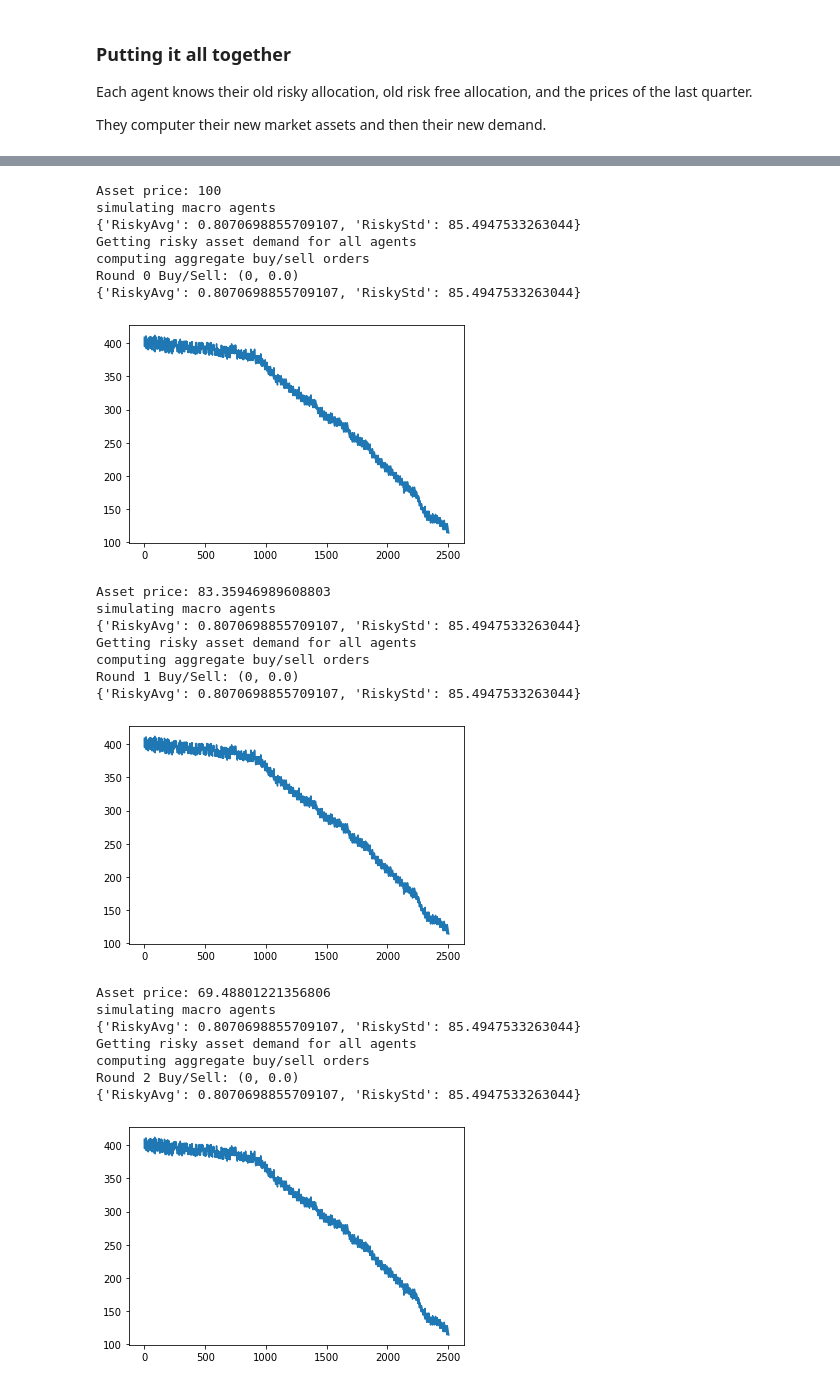
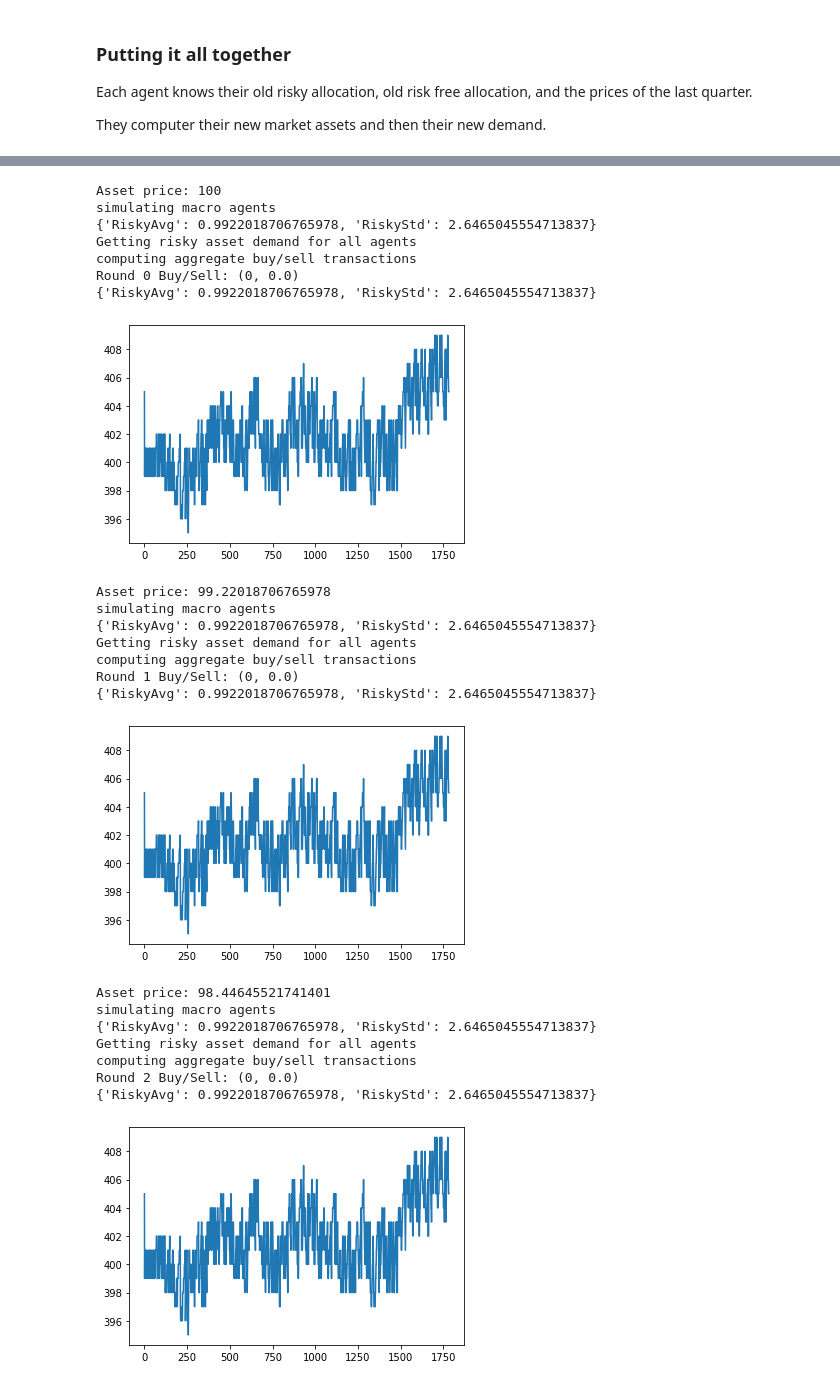
Before and after one commit to sbenthall/SHARKFin, a Jupyter notebook: HARK/Macro-Micro Foundations Demo Code.ipynb, the cells around one changed output, grey strips where cells are left out. Saved outputs shown, nothing was run; the diff lists cells and outputs as text; code cells hidden in the pictures.

Commit message:
fixing HARK interface scripts and notebook to use Transactions and most recent HARK

```diff
--- a/HARK/Macro-Micro Foundations Demo Code.ipynb
+++ b/HARK/Macro-Micro Foundations Demo Code.ipynb
@@ -128,10 +156,10 @@ def run_market(buy_sell, asset_price):
         broker_buy_limit = round(buy_sell[0] / asset_price),
         broker_sell_limit = round(buy_sell[1] / asset_price))
 
-def get_orders():
+def get_transactions():
     # use run_market() first to create logs
-    orders = pd.read_csv("../PNL/out/logs/LMallorders_90_5.csv", delimiter='\t')
-    return orders
+    transactions = pd.read_csv("../PNL/out/logs/LMtransactions_0.csv", delimiter='\t')
+    return transactions
 # %% [markdown]
 ### Agents estimate return rate and volatility from historical data
 
@@ -206,14 +234,7 @@ asset_price = 100
 print(f"Initial Buy/Sell: {buy_sell}")
 
 ## TODO: ABM Group reimplement the run_market method
-orders = get_orders()
-print(hpa.risky_expectations(orders))
-
-plt.plot(orders['OrderPrice'])
-plt.title("Order price over time")
-plt.show()
-
-
-old_demands = init_demands
+transactions = get_transactions()
+print(hpa.risky_expectations(transactions))
 # %% [output]
 Initial Buy/Sell: (69354.0650814572, 0)
@@ -223,57 +252,57 @@ Initial Buy/Sell: (69354.0650814572, 0)
 # STEP 4. Run simulation for N rebalances
 
 N = 10
 
 for i in range(N):
 
     print(f"Asset price: {asset_price}")
 
     # simulate one period on the macro side
     hpa.simulate(agents, 1)
 
-    hpa.update_agents(agents, orders)
-    print(hpa.risky_expectations(orders))
-    new_demands = hpa.demands(agents, orders)
+    hpa.update_agents(agents, transactions)
+    print(hpa.risky_expectations(transactions))
+    new_demands = hpa.demands(agents, transactions)
 
     buy_sell = hpa.aggregate_buy_and_sell(
         old_demands,
         new_demands
     )
     print(f"Round {i} Buy/Sell: {buy_sell}")
 
     #run_market(buy_sell, asset_price)
-    orders = get_orders()
-    print(hpa.risky_expectations(orders))
+    transactions = get_transactions()
+    print(hpa.risky_expectations(transactions))
 
-    plt.plot(orders['OrderPrice'])
+    plt.plot(transactions['TrdPrice'])
     plt.show()
 
     old_demands = new_demands
 
-    risky_return = hpa.risky_actual_return(orders)
+    risky_return = hpa.risky_actual_return(transactions)
     asset_price = asset_price * risky_return[0]
 # %% [output]
 Asset price: 100
 simulating macro agents
-{'RiskyAvg': 0.8070698855709107, 'RiskyStd': 85.4947533263044}
+{'RiskyAvg': 0.9922018706765978, 'RiskyStd': 2.6465045554713837}
 Getting risky asset demand for all agents
-computing aggregate buy/sell orders
+computing aggregate buy/sell transactions
 Round 0 Buy/Sell: (0, 0.0)
-{'RiskyAvg': 0.8070698855709107, 'RiskyStd': 85.4947533263044}
+{'RiskyAvg': 0.9922018706765978, 'RiskyStd': 2.6465045554713837}
-[figure, old version]
+[figure, new version]
-Asset price: 83.35946989608803
+Asset price: 99.22018706765978
 simulating macro agents
-{'RiskyAvg': 0.8070698855709107, 'RiskyStd': 85.4947533263044}
+{'RiskyAvg': 0.9922018706765978, 'RiskyStd': 2.6465045554713837}
 Getting risky asset demand for all agents
-computing aggregate buy/sell orders
+computing aggregate buy/sell transactions
 Round 1 Buy/Sell: (0, 0.0)
-{'RiskyAvg': 0.8070698855709107, 'RiskyStd': 85.4947533263044}
+{'RiskyAvg': 0.9922018706765978, 'RiskyStd': 2.6465045554713837}
-[figure, old version]
+[figure, new version]
-Asset price: 69.48801221356806
+Asset price: 98.44645521741401
 simulating macro agents
-{'RiskyAvg': 0.8070698855709107, 'RiskyStd': 85.4947533263044}
+{'RiskyAvg': 0.9922018706765978, 'RiskyStd': 2.6465045554713837}
 Getting risky asset demand for all agents
-computing aggregate buy/sell orders
+computing aggregate buy/sell transactions
 Round 2 Buy/Sell: (0, 0.0)
-{'RiskyAvg': 0.8070698855709107, 'RiskyStd': 85.4947533263044}
+{'RiskyAvg': 0.9922018706765978, 'RiskyStd': 2.6465045554713837}
-[figure, old version]
+[figure, new version]
```
Also changed, not shown: parts of 33 cells of this notebook, 1 other file.
